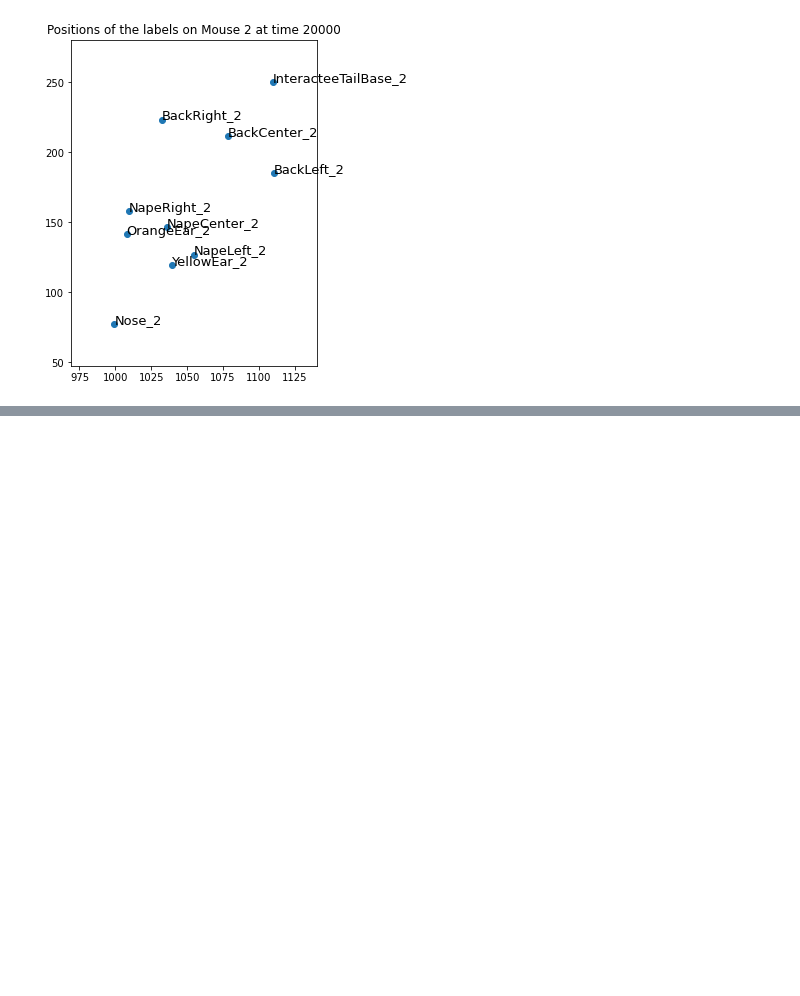
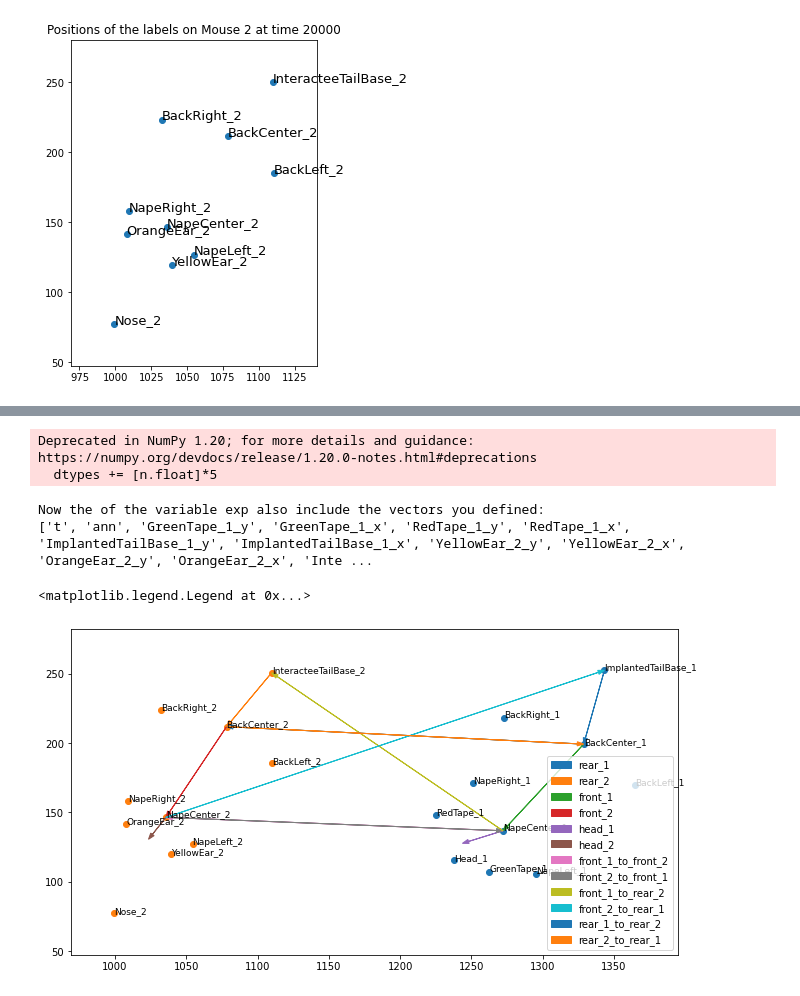
Before and after one commit to alihaydaroglu/swc-en-social, a Jupyter notebook: introduction.ipynb, the cells around one changed output, grey strips where cells are left out. Saved outputs shown, nothing was run; the diff lists cells and outputs as text; code cells hidden in the pictures; blank space fills up the shorter version.

```diff
--- a/introduction.ipynb
+++ b/introduction.ipynb
@@ -105,0 +124,15 @@ plt.show()
+# %%
+names = []
+datas = []
+dtypes = []
+for vec in vectors.keys():
+    names.append(vec+'_ang')
+    names.append(vec+'_vec_x')
+    names.append(vec+'_vec_y')
+    names.append(vec+'_start_x')
+    names.append(vec+'_start_y')
+    dtypes += [n.float]*5
+    datas += [n.zeros(experiment.shape[0])]*5
+# %% [output]
+Deprecated in NumPy 1.20; for more details and guidance: https://numpy.org/devdocs/release/1.20.0-notes.html#deprecations
+  dtypes += [n.float]*5
@@ -105,0 +168,53 @@ plt.show()
+# %%
+print("Now the of the variable exp also include the vectors you defined: ")
+print(list(exp.dtype.fields))
+# %% [output]
+Now the of the variable exp also include the vectors you defined:
+['t', 'ann', 'GreenTape_1_y', 'GreenTape_1_x', 'RedTape_1_y', 'RedTape_1_x', 'ImplantedTailBase_1_y', 'ImplantedTailBase_1_x', 'YellowEar_2_y', 'YellowEar_2_x', 'OrangeEar_2_y', 'OrangeEar_2_x', 'Inte ...
+# %%
+
+t = 20000
+xs_1 = []
+ys_1 = []
+labs_1 = []
+xs_2 = []
+ys_2 = []
+labs_2 = []
+for label in labels:
+    if label[-1] == str(1):
+        xs_1.append(exp[label+'_x'][t])
+        ys_1.append(exp[label+'_y'][t])
+        labs_1.append(label)
+    if label[-1] == str(2):
+        xs_2.append(exp[label+'_x'][t])
+        ys_2.append(exp[label+'_y'][t])
+        labs_2.append(label)
+
+xlims = (n.nanmin(n.concatenate((xs_1,xs_2))) - 30, n.nanmax(n.concatenate((xs_1,xs_2)))+30)
+ylims = (n.nanmin(n.concatenate((ys_1,ys_2))) - 30, n.nanmax(n.concatenate((ys_1,ys_2)))+30)
+plt.figure(figsize=6*n.array([(xlims[1]-xlims[0])/(ylims[1]-ylims[0]), 1]))
+
+
+plt.scatter(xs_1, ys_1)
+for i in range(len(xs_1)):
+    plt.text(xs_1[i], ys_1[i], labs_1[i],fontsize=9)
+plt.scatter(xs_2, ys_2)
+for i in range(len(xs_2)):
+    plt.text(xs_2[i], ys_2[i], labs_2[i],fontsize=9)
+
+
+colors = plt.rcParams['axes.prop_cycle'].by_key()['color']
+i = 0
+for vec in vectors:
+    plt.arrow(exp[vec+'_start_x'][t], exp[vec+'_start_y'][t], exp[vec+'_vec_x'][t], exp[vec+'_vec_y'][t],
+              width = 0.01,head_width=3, length_includes_head = True, label=vec, color=colors[i])
+    i = (i + 1) % len(colors)
+#     plt.plot([trial[vec+'_start_x'][t], trial[vec+'_start_x'][t]+trial[vec+'_vec_x'][t]], \
+#              [trial[vec+'_start_y'][t], trial[vec+'_start_y'][t]+trial[vec+'_vec_y'][t]], label=vec)
+
+plt.xlim(xlims)
+plt.ylim(ylims)
+plt.legend()
+# %% [output]
+<matplotlib.legend.Legend at 0x...>
+[figure, added]
```
Also changed, not shown: parts of 12 cells of this notebook, 2 other files.
